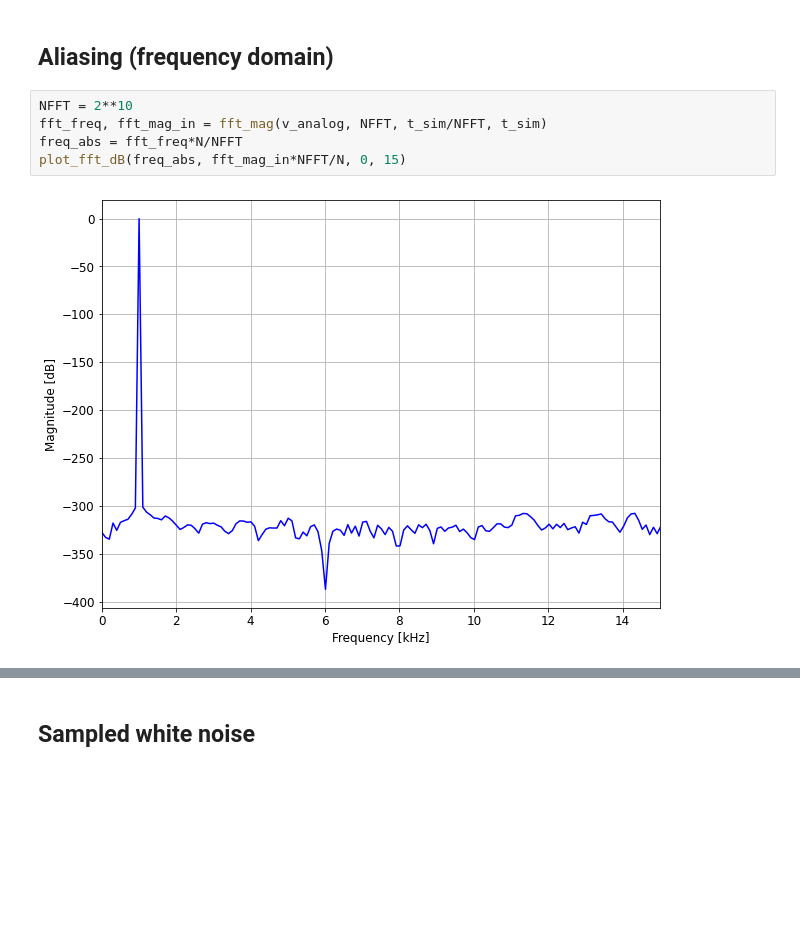
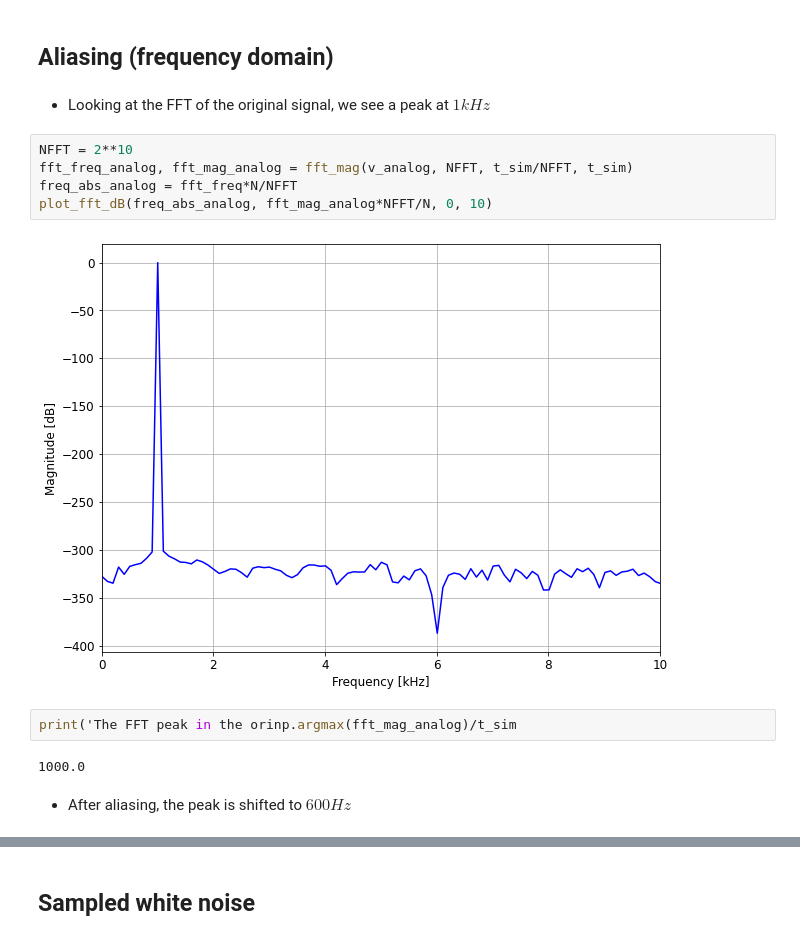
Before and after one commit to uw-analog/ee538-autumn2020, a Jupyter notebook: Lecture/2020_12_03_EE538_Lecture9.ipynb, the cells around one changed output, grey strips where cells are left out. Cells and saved outputs as stored; diff of their text form; blank space fills up the shorter version.

```diff
--- a/Lecture/2020_12_03_EE538_Lecture9.ipynb
+++ b/Lecture/2020_12_03_EE538_Lecture9.ipynb
@@ -443,11 +424,19 @@ ax[1].grid(which='both',axis='both')
 # %% [markdown]
 ## Aliasing (frequency domain)
+# %% [markdown]
+ - Looking at the FFT of the original signal, we see a peak at $1kHz$
 # %%
 NFFT = 2**10
-fft_freq, fft_mag_in = fft_mag(v_analog, NFFT, t_sim/NFFT, t_sim)
-freq_abs = fft_freq*N/NFFT
-plot_fft_dB(freq_abs, fft_mag_in*NFFT/N, 0, 15)
+fft_freq_analog, fft_mag_analog = fft_mag(v_analog, NFFT, t_sim/NFFT, t_sim)
+freq_abs_analog = fft_freq*N/NFFT
+plot_fft_dB(freq_abs_analog, fft_mag_analog*NFFT/N, 0, 10)
 # %% [output]
-[figure, old version]
+[figure, new version]
+# %%
+print('The FFT peak in the orinp.argmax(fft_mag_analog)/t_sim
+# %% [output]
+1000.0
+# %% [markdown]
+ - After aliasing, the peak is shifted to $600Hz$
 # %%
 NFFT = 2**10
```
Also changed, not shown: parts of 20 cells of this notebook, 9 other files.
